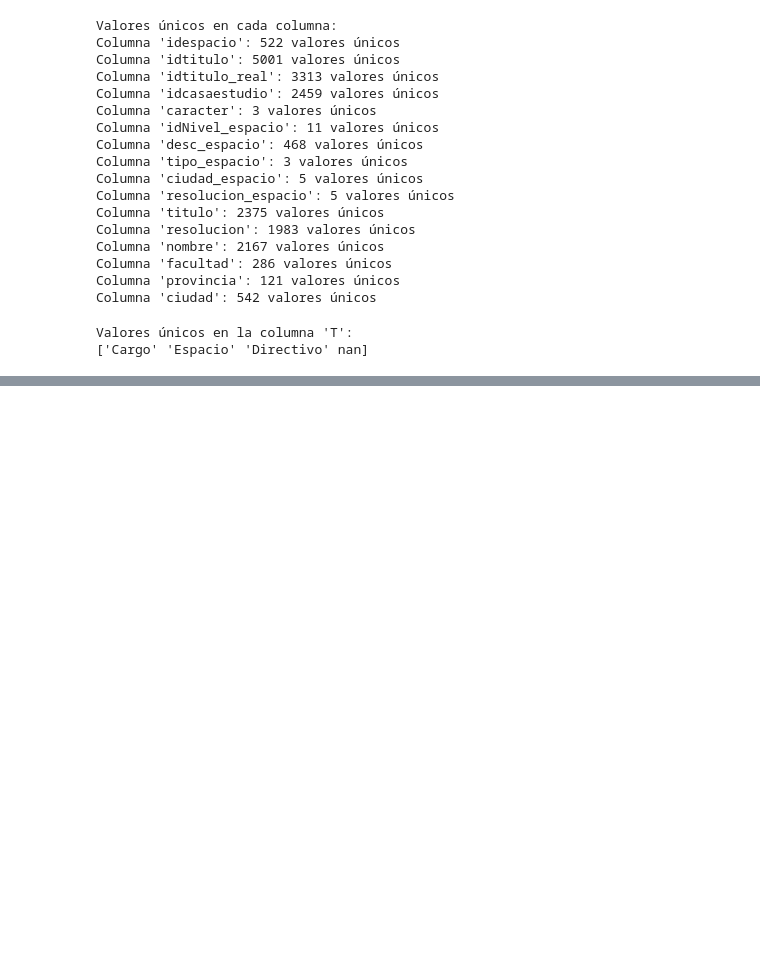
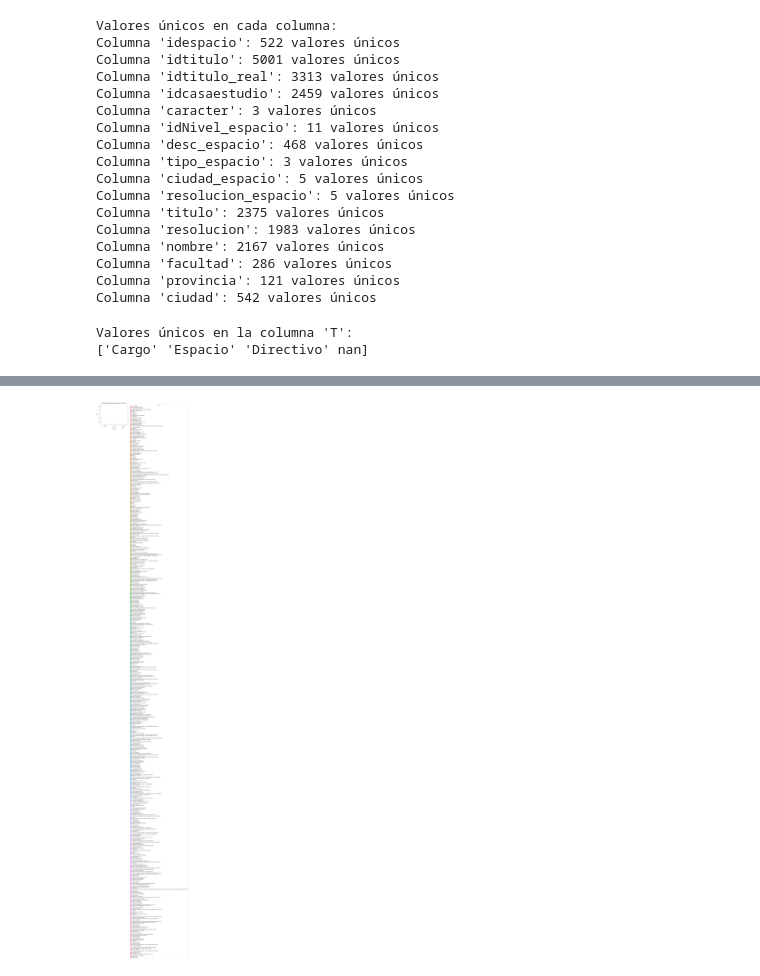
Before and after one commit to Mval-23/Clasificacion_Asignacion_DocentesTDF, a Jupyter notebook: notebooks/1-Descripción del dataset.ipynb, the cells around one changed output, grey strips where cells are left out. Saved outputs shown, nothing was run; the diff lists cells and outputs as text; code cells hidden in the pictures; blank space fills up the shorter version.

```diff
--- a/notebooks/1-Descripción del dataset.ipynb
+++ b/notebooks/1-Descripción del dataset.ipynb
@@ -157,0 +196,11 @@ Valores únicos en la columna 'T':
+# %%
+# 5. Relación entre clasificación y espacio curricular
+
+sns.countplot(data=dat_excel, x='caracter', hue='desc_espacio', order=['Docente', 'Habilitante', 'Supletorio'])
+plt.title('Distribución de clasificación por espacio curricular')
+plt.xticks(rotation=45)
+plt.legend(title='Espacio', bbox_to_anchor=(1.05, 1), loc='upper left')
+plt.tight_layout()
+plt.show()
+# %% [output]
+[figure, added]
```
Also changed, not shown: parts of 6 cells of this notebook.
